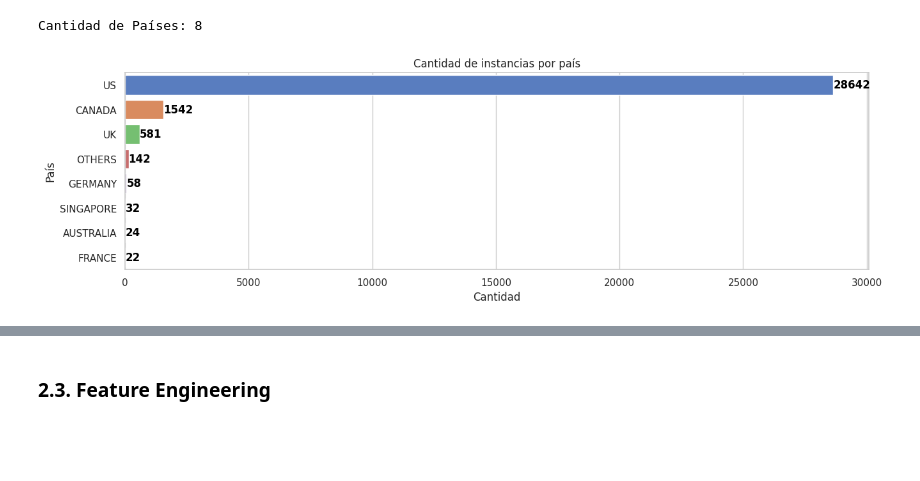
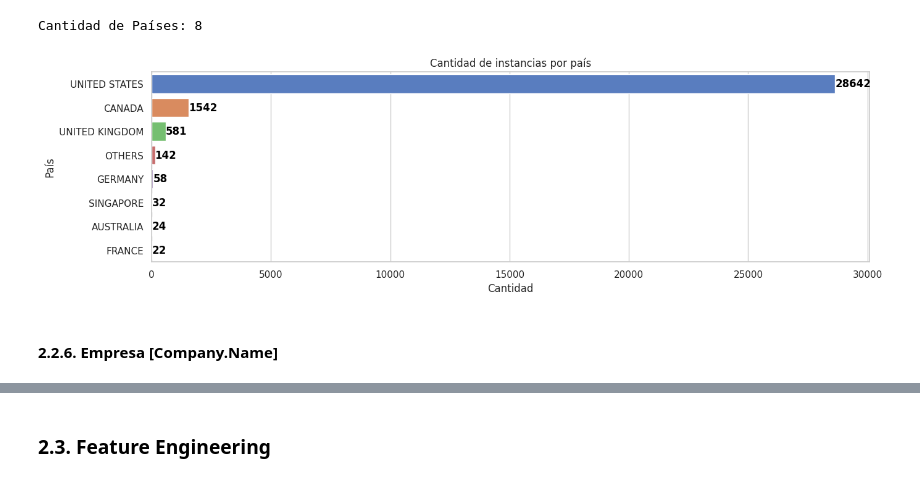
Before and after one commit to CarlosARossi/dataScienceCoder, a Jupyter notebook: Data_Wrangling+Rossi.ipynb, the cells around one changed output, grey strips where cells are left out. Drawn from its saved outputs; the diff is of its cells as text; code cells hidden in the pictures; blank space fills up the shorter version.

```diff
--- a/Data_Wrangling+Rossi.ipynb
+++ b/Data_Wrangling+Rossi.ipynb
@@ -538,6 +538,6 @@ plt.show()
 #### 2.2.5. País [Country]
 # %%
 # Crear una copia del dataset anterior
-salaries_reduced = salaries_re_jobTitle.copy()
+salaries_country = salaries_re_jobTitle.copy()
 # %%
 # Calcular la frecuencia de las categorías en Country
@@ -557,28 +557,34 @@ print("Cantidad de Países:", len(salaries_reduced['Country'].unique()))
 # %% [output]
 Cantidad de Países: 8
+# %%
+# Reemplaza "US" por "United States" en la columna "Country"
+salaries_country['Country'] = salaries_country['Country'].replace('US', 'UNITED STATES')
+salaries_country['Country'] = salaries_country['Country'].replace('UK', 'UNITED KINGDOM')
 # %%
 # Contar las instancias únicas de Country
-country_counts = salaries_reduced['Country'].value_counts()
+country_counts = salaries_country['Country'].value_counts()
 
 # Ordenar en orden descendente
 country_counts = country_counts.sort_values(ascending=False)
 
 # Establecer el estilo de Seaborn
 sns.set(style="whitegrid")
 
 # Crear el gráfico de barras
 plt.figure(figsize=(15, 4))
 ax = sns.barplot(x=country_counts.values, y=country_counts.index, palette="muted")
 
 # Agregar el número de cuentas en cada barra
 for i, count in enumerate(country_counts):
     ax.text(count, i, str(count), ha='left', va='center', color='black', weight='bold')
 
 # Configurar los títulos y etiquetas de los ejes
 plt.xlabel('Cantidad')
 plt.ylabel('País')
 plt.title('Cantidad de instancias por país')
 
 plt.show()
 # %% [output]
-[figure, old version]
+[figure, new version]
+# %% [markdown]
+#### 2.2.6. Empresa [Company.Name]
```
Also changed, not shown: parts of 11 cells of this notebook.
